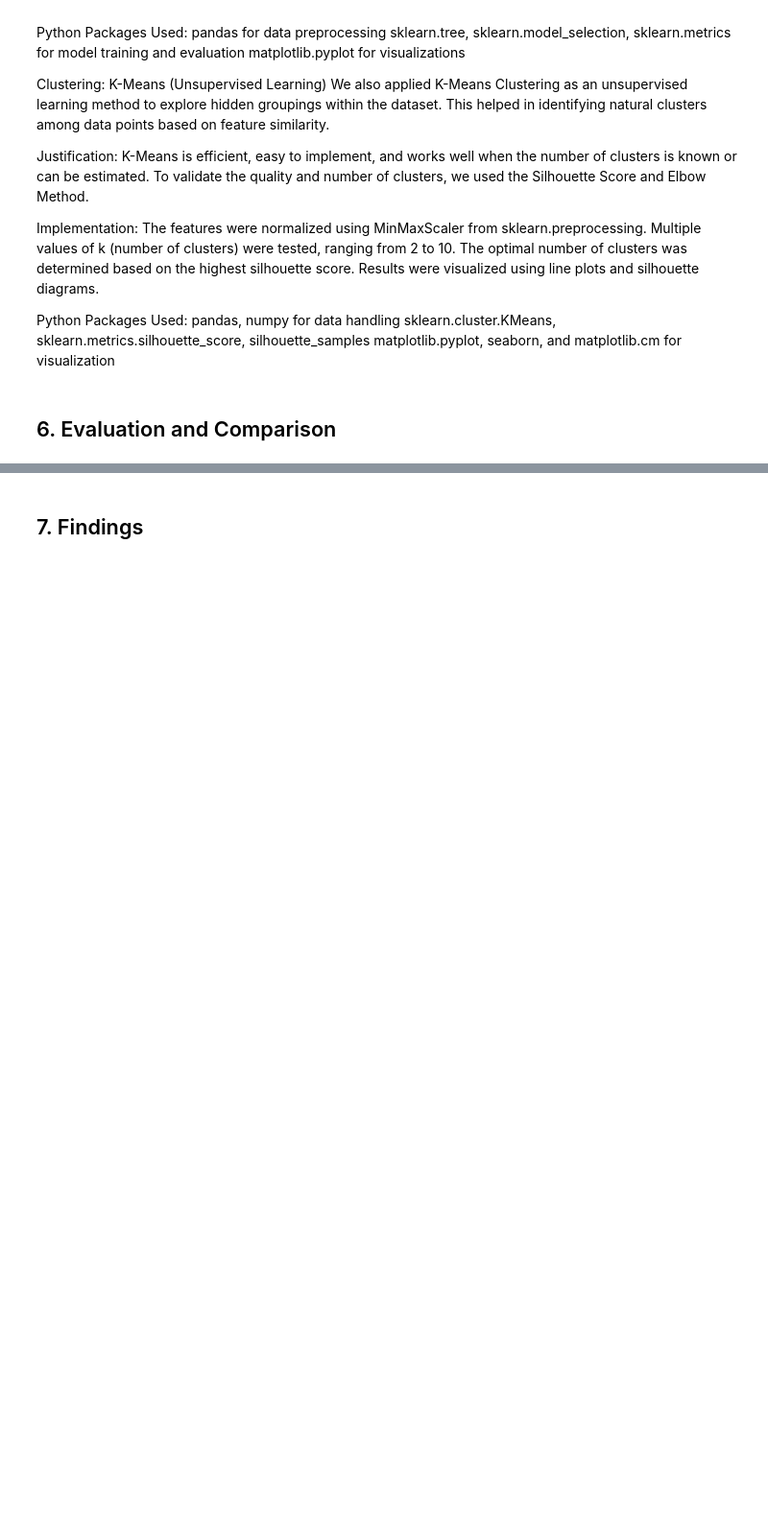
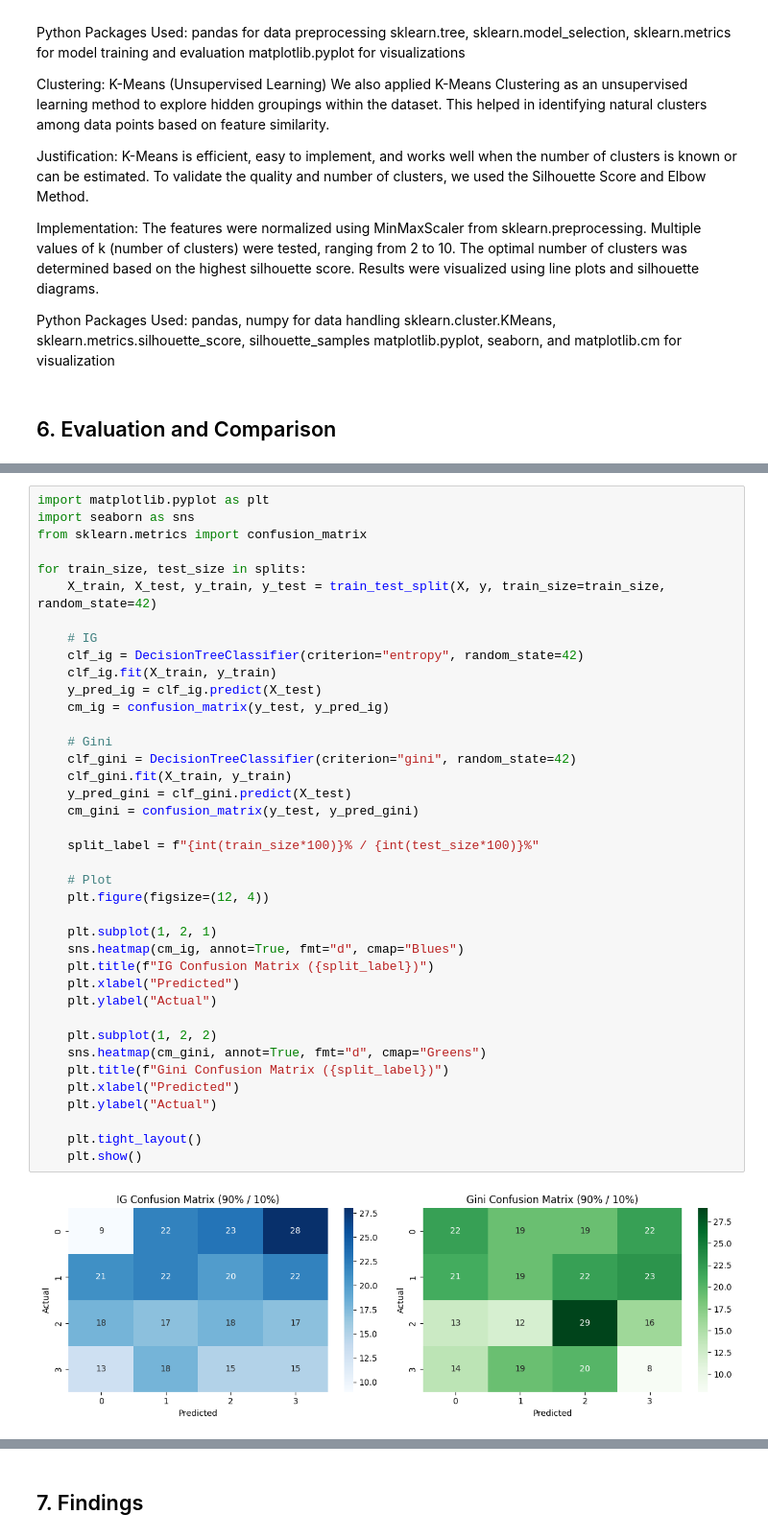
Before and after one commit to SanaAlotaibi/DataMiningProject, a Jupyter notebook: final_report.ipynb, the cells around one changed output, grey strips where cells are left out. Shown at 96% size. Drawn from its saved outputs; the diff is of its cells as text; blank space fills up the shorter version.

```diff
--- a/final_report.ipynb
+++ b/final_report.ipynb
@@ -504,0 +660,41 @@ matplotlib.pyplot, seaborn, and matplotlib.cm for visualization
+# %%
+import matplotlib.pyplot as plt
+import seaborn as sns
+from sklearn.metrics import confusion_matrix
+
+for train_size, test_size in splits:
+    X_train, X_test, y_train, y_test = train_test_split(X, y, train_size=train_size, random_state=42)
+
+    # IG
+    clf_ig = DecisionTreeClassifier(criterion="entropy", random_state=42)
+    clf_ig.fit(X_train, y_train)
+    y_pred_ig = clf_ig.predict(X_test)
+    cm_ig = confusion_matrix(y_test, y_pred_ig)
+
+    # Gini
+    clf_gini = DecisionTreeClassifier(criterion="gini", random_state=42)
+    clf_gini.fit(X_train, y_train)
+    y_pred_gini = clf_gini.predict(X_test)
+    cm_gini = confusion_matrix(y_test, y_pred_gini)
+
+    split_label = f"{int(train_size*100)}% / {int(test_size*100)}%"
+
+    # Plot
+    plt.figure(figsize=(12, 4))
+
+    plt.subplot(1, 2, 1)
+    sns.heatmap(cm_ig, annot=True, fmt="d", cmap="Blues")
+    plt.title(f"IG Confusion Matrix ({split_label})")
+    plt.xlabel("Predicted")
+    plt.ylabel("Actual")
+
+    plt.subplot(1, 2, 2)
+    sns.heatmap(cm_gini, annot=True, fmt="d", cmap="Greens")
+    plt.title(f"Gini Confusion Matrix ({split_label})")
+    plt.xlabel("Predicted")
+    plt.ylabel("Actual")
+
+    plt.tight_layout()
+    plt.show()
+# %% [output]
+[figure, added]
```
Also changed, not shown: parts of 11 cells of this notebook.
